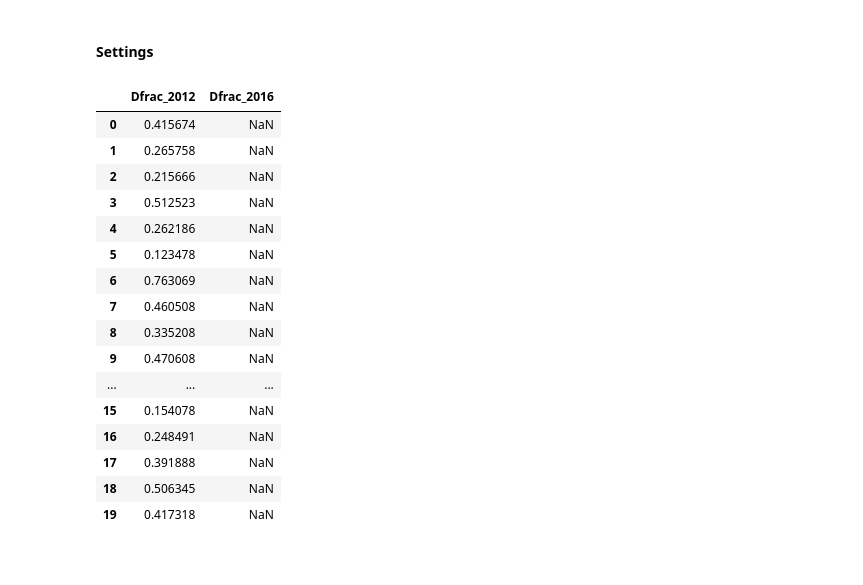
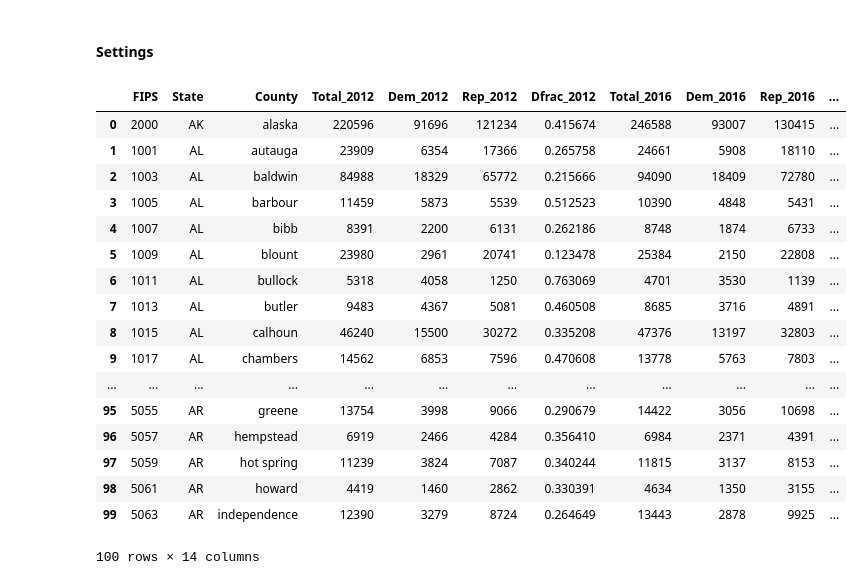
Before and after one commit to reductionista/pres-election, a Jupyter notebook: Model training.ipynb, the cells around one changed output. Saved outputs shown, nothing was run; the diff lists cells and outputs as text; code cells hidden in the pictures.

```diff
--- a/Model training.ipynb
+++ b/Model training.ipynb
@@ -1,7 +1,7 @@
 # %%
 from sklearn.ensemble import RandomForestRegressor
 from sklearn.metrics import mean_squared_error as MSE
-from sklearn.cross_validation import LabelKFold
+from sklearn.cross_validation import LabelKFold, KFold
 from IPython.display import display
 from itertools import chain, combinations
 from collections import Counter
@@ -9,6 +9,10 @@ from collections import Counter
 import pandas as pd
 import pickle as cp
 import numpy as np
+import seaborn as sns
+
+pd.options.display.max_columns = 50
+%matplotlib inline
 # %% [markdown]
 ## Model creation:
   * Load data
@@ -45,20 +31,0 @@ for code in census_codes:
-# %%
-full_data[:20]#.head()
-# %% [output]
-|  | Dfrac_2012 | Dfrac_2016 |
-| 0 | 0.415674 | NaN |
-| 1 | 0.265758 | NaN |
-| 2 | 0.215666 | NaN |
-| 3 | 0.512523 | NaN |
-| 4 | 0.262186 | NaN |
-| 5 | 0.123478 | NaN |
-| 6 | 0.763069 | NaN |
-| 7 | 0.460508 | NaN |
-| 8 | 0.335208 | NaN |
-| 9 | 0.470608 | NaN |
-| ... | ... | ... |
-| 15 | 0.154078 | NaN |
-| 16 | 0.248491 | NaN |
-| 17 | 0.391888 | NaN |
-| 18 | 0.506345 | NaN |
-| 19 | 0.417318 | NaN |
@@ -65,18 +56,49 @@ full_data[:20]#.head()
 # %%
-def column_ratio(df, numerators, denominators, name, to_remove=None):
-    num = sum([df[col] for col in numerators])
-    den = sum([df[col] for col in denominators])
+def column_ratio(df, numerators, denominators, name, to_remove=None, num_coeff=None, den_coeff=None):
+    if num_coeff is None:
+        num_coeff = np.ones(len(numerators))
+    if den_coeff is None:
+        den_coeff = np.ones(len(denominators))
+    num = sum([df[col] * coeff for col, coeff in zip(numerators, num_coeff)])
+    den = sum([df[col] * coeff for col, coeff in zip(denominators, den_coeff)])
     df[name] = num / den
     if to_remove is None:
         to_remove = list(set(numerators + denominators))
     df.drop(to_remove, axis=1, inplace=True)
 # %%
+md = load_vote_data(vote_file, 2012)
+md = load_vote_data(vote_file, 2016, return_data=md)
+md = merge_census_data(md, census_codes)
 
 # Do some cross-data-type calculations
-column_ratio(full_data, ['Normalized Cropland - total'], ['Normalized Land area'],
-             'Agricultural Land Fraction', to_remove=['Normalized Cropland - total'])
+#column_ratio(md, ['Normalized Cropland - total'], ['Normalized Land area'],
+#             'Agricultural Land Fraction', to_remove=['Normalized Cropland - total'])
 
-column_ratio(full_data, ['property crimes'], ['Resident population'], 'property crime rate', to_remove=['property crimes'])
+#column_ratio(md, ['property crimes'], ['Resident population'], 'property crime rate', to_remove=['property crimes'])
+column_ratio(md, ['Total_2016', 'Total_2012'], ['Total_2012'], 'TCF', to_remove=[], num_coeff=np.array([1, -1]))
+column_ratio(md, ['Dem_2016', 'Dem_2012'], ['Dem_2012'], 'DCF', to_remove=[], num_coeff=np.array([1, -1]))
+column_ratio(md, ['Rep_2016', 'Rep_2012'], ['Rep_2012'], 'RCF', to_remove=[], num_coeff=np.array([1, -1]))
 
-full_data['Dfrac'] = full_data['Dem'] / full_data['Total Votes']
-display(full_data.head())
+
+#md['Log Votes'] = md['Total_2012'].apply(np.log)
+
+display(md.head(100))
+# %% [output]
+|  | FIPS | State | County | Total_2012 | Dem_2012 | Rep_2012 | Dfrac_2012 | Total_2016 | Dem_2016 | Rep_2016 | ... |
+| 0 | 2000 | AK | alaska | 220596 | 91696 | 121234 | 0.415674 | 246588 | 93007 | 130415 | ... |
+| 1 | 1001 | AL | autauga | 23909 | 6354 | 17366 | 0.265758 | 24661 | 5908 | 18110 | ... |
+| 2 | 1003 | AL | baldwin | 84988 | 18329 | 65772 | 0.215666 | 94090 | 18409 | 72780 | ... |
+| 3 | 1005 | AL | barbour | 11459 | 5873 | 5539 | 0.512523 | 10390 | 4848 | 5431 | ... |
+| 4 | 1007 | AL | bibb | 8391 | 2200 | 6131 | 0.262186 | 8748 | 1874 | 6733 | ... |
+| 5 | 1009 | AL | blount | 23980 | 2961 | 20741 | 0.123478 | 25384 | 2150 | 22808 | ... |
+| 6 | 1011 | AL | bullock | 5318 | 4058 | 1250 | 0.763069 | 4701 | 3530 | 1139 | ... |
+| 7 | 1013 | AL | butler | 9483 | 4367 | 5081 | 0.460508 | 8685 | 3716 | 4891 | ... |
+| 8 | 1015 | AL | calhoun | 46240 | 15500 | 30272 | 0.335208 | 47376 | 13197 | 32803 | ... |
+| 9 | 1017 | AL | chambers | 14562 | 6853 | 7596 | 0.470608 | 13778 | 5763 | 7803 | ... |
+| ... | ... | ... | ... | ... | ... | ... | ... | ... | ... | ... | ... |
+| 95 | 5055 | AR | greene | 13754 | 3998 | 9066 | 0.290679 | 14422 | 3056 | 10698 | ... |
+| 96 | 5057 | AR | hempstead | 6919 | 2466 | 4284 | 0.356410 | 6984 | 2371 | 4391 | ... |
+| 97 | 5059 | AR | hot spring | 11239 | 3824 | 7087 | 0.340244 | 11815 | 3137 | 8153 | ... |
+| 98 | 5061 | AR | howard | 4419 | 1460 | 2862 | 0.330391 | 4634 | 1350 | 3155 | ... |
+| 99 | 5063 | AR | independence | 12390 | 3279 | 8724 | 0.264649 | 13443 | 2878 | 9925 | ... |
+100 rows × 14 columns
```
Also changed, not shown: parts of 18 cells of this notebook, 6 other files.
